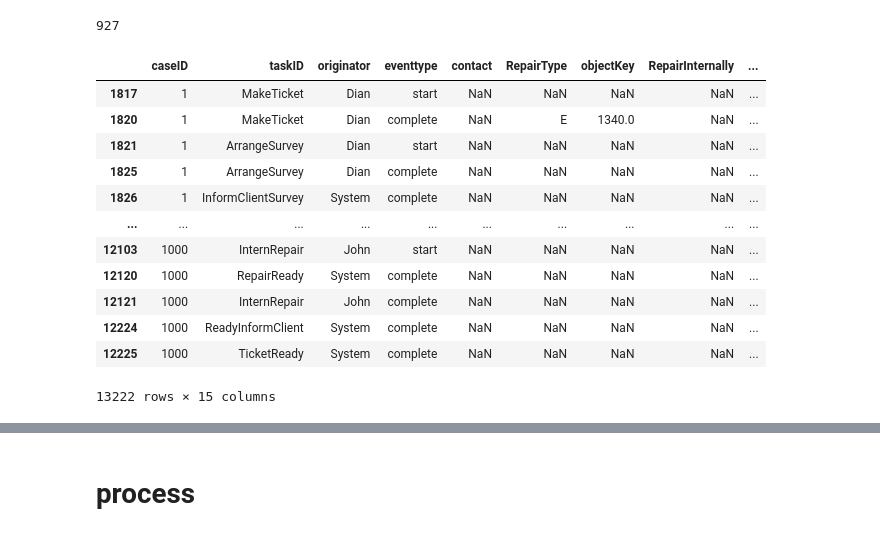
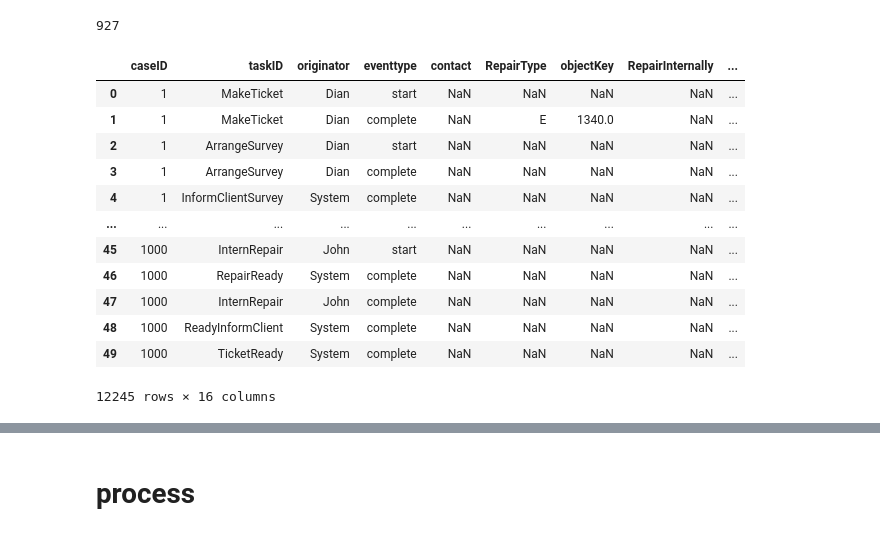
Before and after one commit to jjh0987/MyProject, a Jupyter notebook: pythonProject/process/Untitled2.ipynb, the cells around one changed output, grey strips where cells are left out. Cells and saved outputs as stored; diff of their text form; code cells hidden in the pictures.

```diff
--- a/pythonProject/process/Untitled2.ipynb
+++ b/pythonProject/process/Untitled2.ipynb
@@ -303,3 +303,26 @@ Data columns (total 12 columns):
  11  date                 12247 non-null  datetime64[ns]
 dtypes: datetime64[ns](1), float64(3), int64(1), object(7)
 memory usage: 1.2+ MB
+# %%
+# repairNonOK data
+import pandas as pd
+import pm4py
+import warnings
+warnings.filterwarnings('ignore')
+
+log_target = pd.DataFrame()
+dataframe = tp
+
+# temp = [str(i).split(':') for i in dataframe['time']]
+# minutes = []
+# for time in temp:
+#     i = 0
+#     if len(time) != 2:
+#         minutes.append(0)
+#         continue
+#     i += int(time[0]) * 60 + int(time[1])
+#     minutes.append(i)
+
+# dataframe['minutes'] = minutes
+
+merterial = pm4py.format_dataframe(dataframe, case_id='caseID', activity_key='taskID',timestamp_key='date')
@@ -305,0 +382,4 @@ memory usage: 1.2+ MB
+# %%
+
+tst = merterial.groupby('caseID').get_group(i)
+tst
@@ -321,49 +416,48 @@ dataframe = tp
 # minutes = []
 # for time in temp:
 #     i = 0
 #     if len(time) != 2:
 #         minutes.append(0)
 #         continue
 #     i += int(time[0]) * 60 + int(time[1])
 #     minutes.append(i)
 
 # dataframe['minutes'] = minutes
 
 merterial = pm4py.format_dataframe(dataframe, case_id='caseID', activity_key='taskID',timestamp_key='date')
 for i in range(1,1001):
 #     if i not in using_case:
 #         pass
 #     else:
 #         continue
 
     # dataframe = dataframe.rename(columns={'clientID': 'case:clientID'})
     try:
-        merterial = dataframe.groupby('caseID').get_group(i)
+        tst = merterial.groupby('caseID').get_group(i)
+        tst = tst.sort_values('date')
+        log_target = pd.concat([log_target,tst])
     except:pass
-    merterial = merterial.sort_values('date')
 #     merterial['contact'] = merterial['contact'].fillna('ZZ')
 #     change = sorted(list(set(merterial['contact'])))
 #     merterial['contact'] = merterial['contact'].replace('ZZ',change[0])
 
 #     if len(change) == 1:
 #         continue
-
-    log_target = pd.concat([log_target,merterial])
 log_target
 # %% [output]
 |  | caseID | taskID | originator | eventtype | contact | RepairType | objectKey | RepairInternally | ... |
-| 1817 | 1 | MakeTicket | Dian | start | NaN | NaN | NaN | NaN | ... |
-| 1820 | 1 | MakeTicket | Dian | complete | NaN | E | 1340.0 | NaN | ... |
-| 1821 | 1 | ArrangeSurvey | Dian | start | NaN | NaN | NaN | NaN | ... |
-| 1825 | 1 | ArrangeSurvey | Dian | complete | NaN | NaN | NaN | NaN | ... |
-| 1826 | 1 | InformClientSurvey | System | complete | NaN | NaN | NaN | NaN | ... |
+| 0 | 1 | MakeTicket | Dian | start | NaN | NaN | NaN | NaN | ... |
+| 1 | 1 | MakeTicket | Dian | complete | NaN | E | 1340.0 | NaN | ... |
+| 2 | 1 | ArrangeSurvey | Dian | start | NaN | NaN | NaN | NaN | ... |
+| 3 | 1 | ArrangeSurvey | Dian | complete | NaN | NaN | NaN | NaN | ... |
+| 4 | 1 | InformClientSurvey | System | complete | NaN | NaN | NaN | NaN | ... |
 | ... | ... | ... | ... | ... | ... | ... | ... | ... | ... |
-| 12103 | 1000 | InternRepair | John | start | NaN | NaN | NaN | NaN | ... |
-| 12120 | 1000 | RepairReady | System | complete | NaN | NaN | NaN | NaN | ... |
-| 12121 | 1000 | InternRepair | John | complete | NaN | NaN | NaN | NaN | ... |
-| 12224 | 1000 | ReadyInformClient | System | complete | NaN | NaN | NaN | NaN | ... |
-| 12225 | 1000 | TicketReady | System | complete | NaN | NaN | NaN | NaN | ... |
+| 45 | 1000 | InternRepair | John | start | NaN | NaN | NaN | NaN | ... |
+| 46 | 1000 | RepairReady | System | complete | NaN | NaN | NaN | NaN | ... |
+| 47 | 1000 | InternRepair | John | complete | NaN | NaN | NaN | NaN | ... |
+| 48 | 1000 | ReadyInformClient | System | complete | NaN | NaN | NaN | NaN | ... |
+| 49 | 1000 | TicketReady | System | complete | NaN | NaN | NaN | NaN | ... |
-13222 rows × 15 columns
+12245 rows × 16 columns
 # %%
 log_target[log_target['caseID']==1]
 # %% [output]
```
Also changed, not shown: parts of 12 cells of this notebook, 5 other files.
